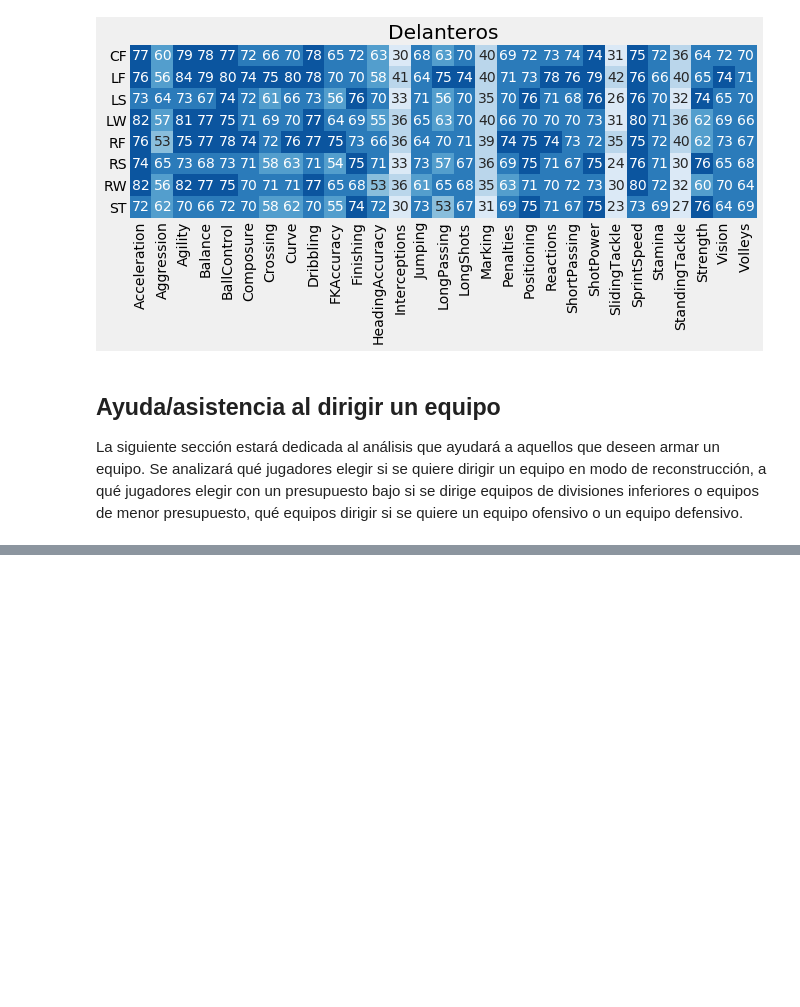
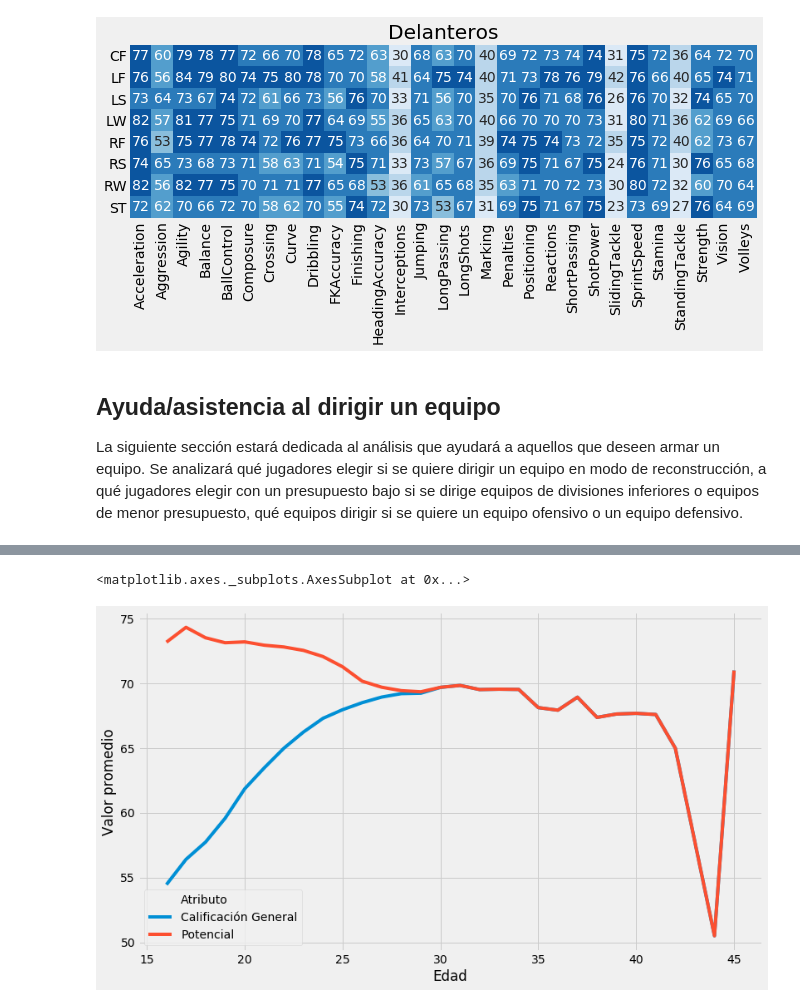
Before and after one commit to raulcarlomagno/dmuba-especializacion-futbol, a Jupyter notebook: main.ipynb, the cells around one changed output, grey strips where cells are left out. Saved outputs shown, nothing was run; the diff lists cells and outputs as text; code cells hidden in the pictures; blank space fills up the shorter version.

```diff
--- a/main.ipynb
+++ b/main.ipynb
@@ -688,0 +697,12 @@ crashes.describe()
+# %%
+plt.figure(figsize=(12, 7))
+df_over_pot_age = df.groupby('Age', as_index = False).mean()[['Age', 'Overall', 'Potential']]
+df_over_pot_age.rename(columns={'Overall':'Calificación General', 'Potential':'Potencial', 'Age':'Edad'}, inplace=True)
+df_over_pot_age = pd.melt(df_over_pot_age, id_vars=["Edad"], var_name="Atributo", value_name="Valor promedio")
+#df_over_pot_age
+
+sns.lineplot(x="Edad", y="Valor promedio", hue="Atributo", data=df_over_pot_age)
+#df_mid=df_mid.pivot("Position", "Skill", "Value")
+# %% [output]
+<matplotlib.axes._subplots.AxesSubplot at 0x...>
+[figure, added]
```
Also changed, not shown: parts of 9 cells of this notebook.
